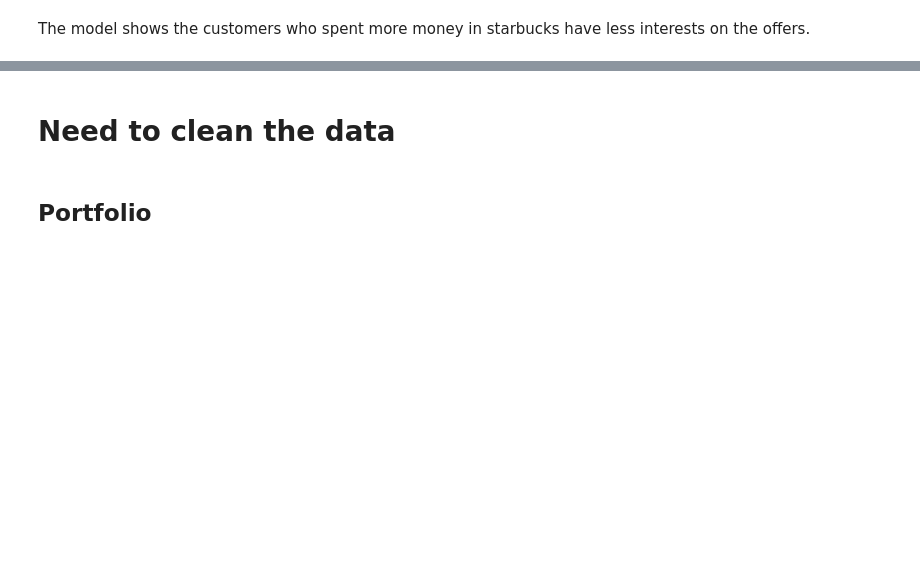
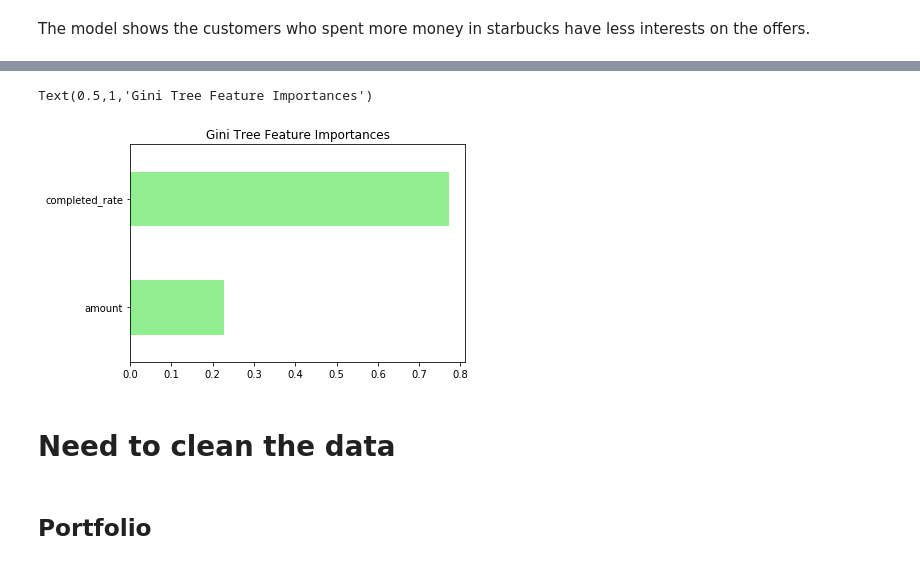
Before and after one commit to Mendy5/Udacity_Project_Capstone, a Jupyter notebook: Starbucks_Capstone_Notebook_v2.ipynb, the cells around one changed output, grey strips where cells are left out. Cells and saved outputs as stored; diff of their text form; code cells hidden in the pictures; blank space fills up the shorter version.

Commit message:
Update Starbucks_Capstone_Notebook_v2.ipynb
1.  apply tree model to the q1

```diff
--- a/Starbucks_Capstone_Notebook_v2.ipynb
+++ b/Starbucks_Capstone_Notebook_v2.ipynb
@@ -1473,0 +1408,4 @@ dtype: float64
+# %%
+q1_dt = DecisionTreeClassifier(random_state=SEED)
+# %%
+q1_dt.fit(X_q1_clf_train, y_q1_clf_train)
@@ -1474,3 +1432,15 @@ dtype: float64
+# %%
+gini_importances = pd.Series(data = q1_dt.feature_importances_,\
+                            index = X_q1_clf_train.columns\
+                            )
+# %%
+gini_importances_sorted = gini_importances.sort_values()
+# %%
+gini_importances_sorted.plot(kind='barh', color="lightgreen")
+plt.title("Gini Tree Feature Importances")
+# %% [output]
+Text(0.5,1,'Gini Tree Feature Importances')
+[figure, added]
 # %% [markdown]
 # Need to clean the data
 # %% [markdown]
```
Also changed, not shown: parts of 85 cells of this notebook.
